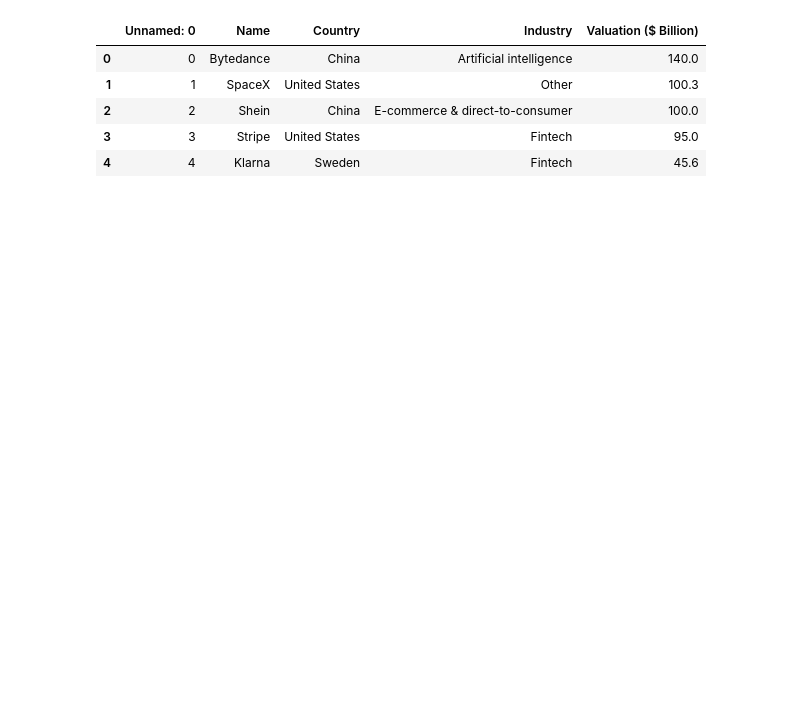
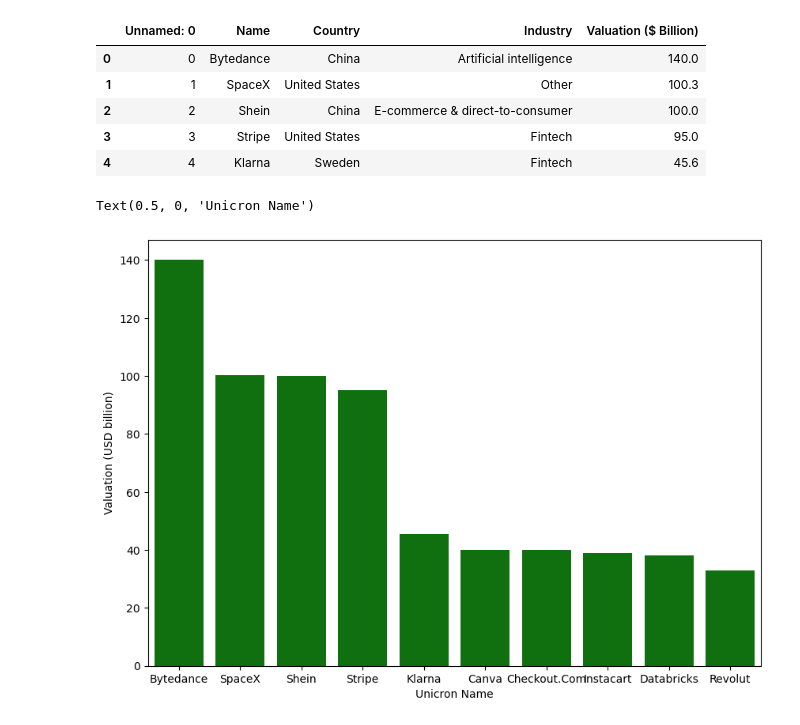
Before and after one commit to Frans-Grau/Project4-WebScrap, a Jupyter notebook: Insights/Unicorns.ipynb, the cells around one changed output. Saved outputs shown, nothing was run; the diff lists cells and outputs as text; code cells hidden in the pictures; blank space fills up the shorter version.

```diff
--- a/Insights/Unicorns.ipynb
+++ b/Insights/Unicorns.ipynb
@@ -10,3 +12,17 @@ unicorns.head()
 | 2 | 2 | Shein | China | E-commerce & direct-to-consumer | 100.0 |
 | 3 | 3 | Stripe | United States | Fintech | 95.0 |
 | 4 | 4 | Klarna | Sweden | Fintech | 45.6 |
+# %%
+### Top Unicorns x Valuation
+
+# Grab the data
+TopUxV = unicorns[['Name','Valuation ($ Billion)']].sort_values(by = 'Valuation ($ Billion)', ascending=False)[:10]
+
+# Plot
+fig01, ax = plt.subplots(figsize = (10, 7))
+sns.barplot(data = TopUxV, x ='Name', y ='Valuation ($ Billion)', color = 'Green')
+ax.set_ylabel('Valuation (USD billion)')
+ax.set_xlabel('Unicron Name')
+# %% [output]
+Text(0.5, 0, 'Unicron Name')
+[figure, added]
```
Also changed, not shown: parts of 7 cells of this notebook.
